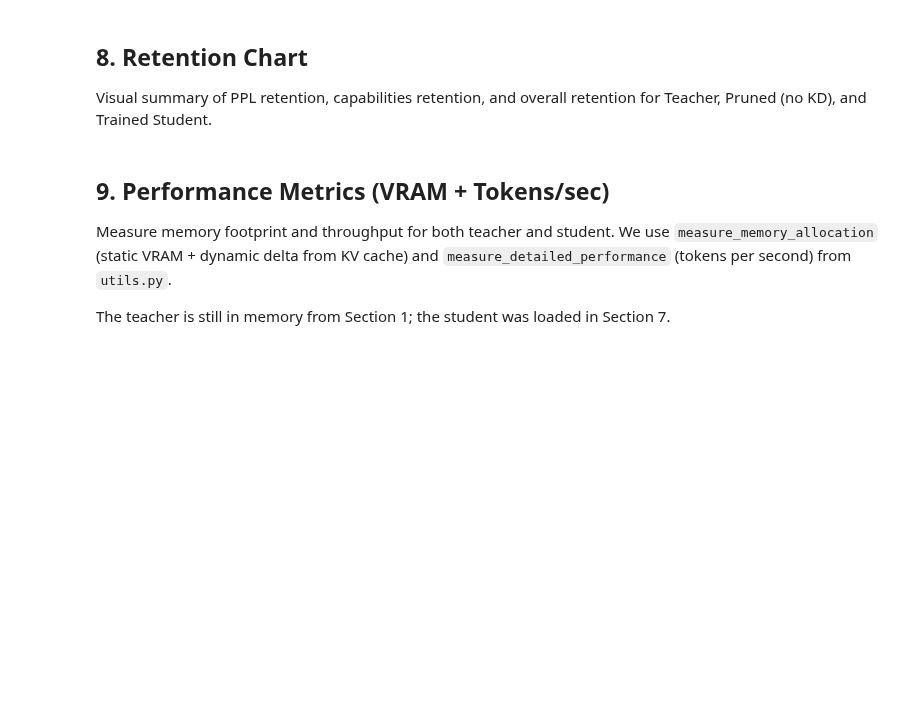
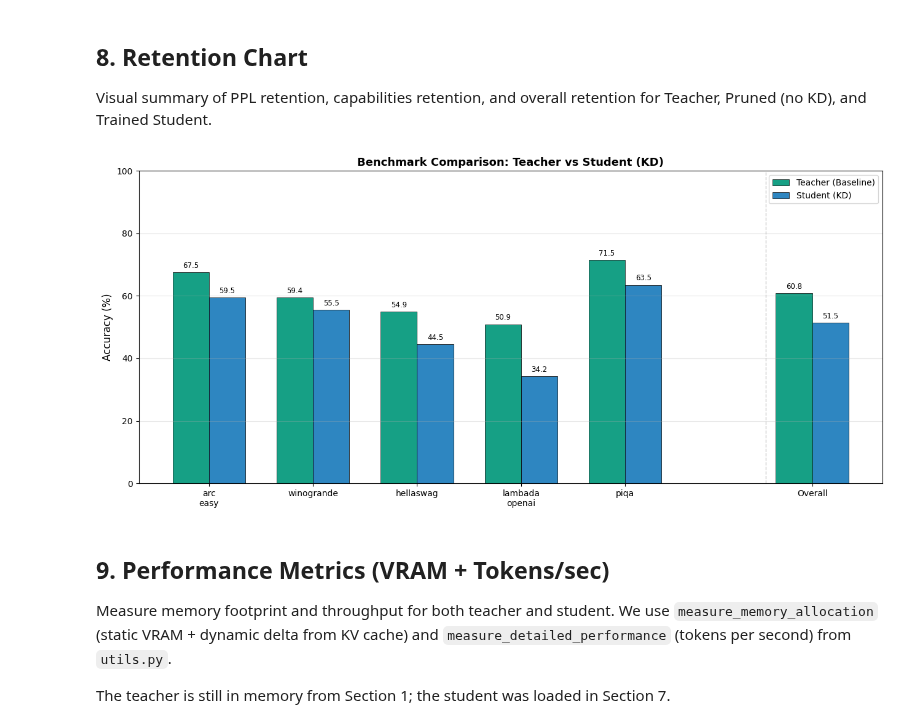
Before and after one commit to peremartra/optipfair, a Jupyter notebook: examples/knowledge_distillation.ipynb, the cells around one changed output. Drawn from its saved outputs; the diff is of its cells as text; code cells hidden in the pictures; blank space fills up the shorter version.

Commit message:
new chart

```diff
--- a/examples/knowledge_distillation.ipynb
+++ b/examples/knowledge_distillation.ipynb
@@ -472,3 +399,60 @@ print(f"Capabilities Retention: {cap_ret_student:.1f}%")
+# %%
+# 8. Benchmark Comparison Chart
+import numpy as np
+
+tasks = list(TEACHER_SCORES.keys())
+teacher_vals = [TEACHER_SCORES[t] for t in tasks]
+student_vals  = [student_scores[t] for t in tasks]
+
+# Add Overall group
+tasks_plot        = tasks + ['overall']
+teacher_vals_plot = teacher_vals + [avg_teacher]
+student_vals_plot = student_vals  + [avg_student]
+
+# x positions — extra gap before Overall
+n_tasks  = len(tasks)
+x_tasks  = np.arange(n_tasks)
+x_overall = np.array([n_tasks + 0.8])   # wider gap here
+x_all     = np.concatenate([x_tasks, x_overall])
+
+width   = 0.35
+COLOR_TEACHER = '#16a085'
+COLOR_STUDENT = '#2e86c1'
+
+fig, ax = plt.subplots(figsize=(13, 6))
+
+bars_t = ax.bar(x_all - width/2, teacher_vals_plot, width,
+                label='Teacher (Baseline)', color=COLOR_TEACHER,
+                edgecolor='black', linewidth=0.5)
+bars_s = ax.bar(x_all + width/2, student_vals_plot, width,
+                label='Student (KD)', color=COLOR_STUDENT,
+                edgecolor='black', linewidth=0.5)
+
+# Annotations
+for bar in list(bars_t) + list(bars_s):
+    h = bar.get_height()
+    ax.annotate(f'{h:.1f}',
+                xy=(bar.get_x() + bar.get_width() / 2, h),
+                xytext=(0, 3), textcoords='offset points',
+                ha='center', va='bottom', fontsize=8.5)
+
+# Vertical separator before Overall
+ax.axvline(x=n_tasks + 0.35, color='#aaaaaa', linestyle='--', linewidth=1, alpha=0.6)
+
+labels = [t.replace('_', '\n') for t in tasks] + ['Overall']
+ax.set_xticks(x_all)
+ax.set_xticklabels(labels, fontsize=10)
+ax.set_ylabel('Accuracy (%)', fontsize=12)
+ax.set_ylim(0, 100)
+ax.set_title('Benchmark Comparison: Teacher vs Student (KD)', fontsize=13, fontweight='bold')
+ax.legend(loc='upper right', fontsize=10)
+ax.grid(True, alpha=0.3, axis='y')
+
+plt.tight_layout()
+plt.savefig('benchmark_comparison.png', dpi=150, bbox_inches='tight')
+plt.show()
+# %% [output]
+[figure, added]
 # %% [markdown]
 ## 9. Performance Metrics (VRAM + Tokens/sec)
 
```
Also changed, not shown: parts of 1 cell of this notebook.
